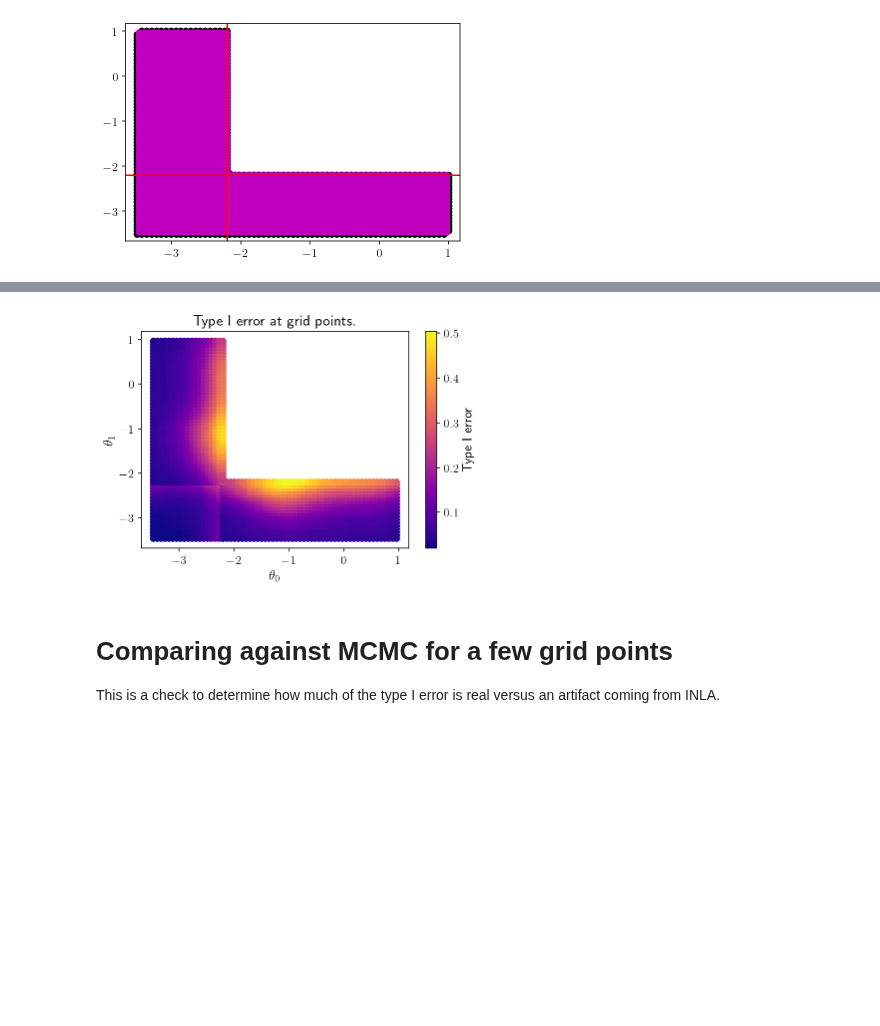
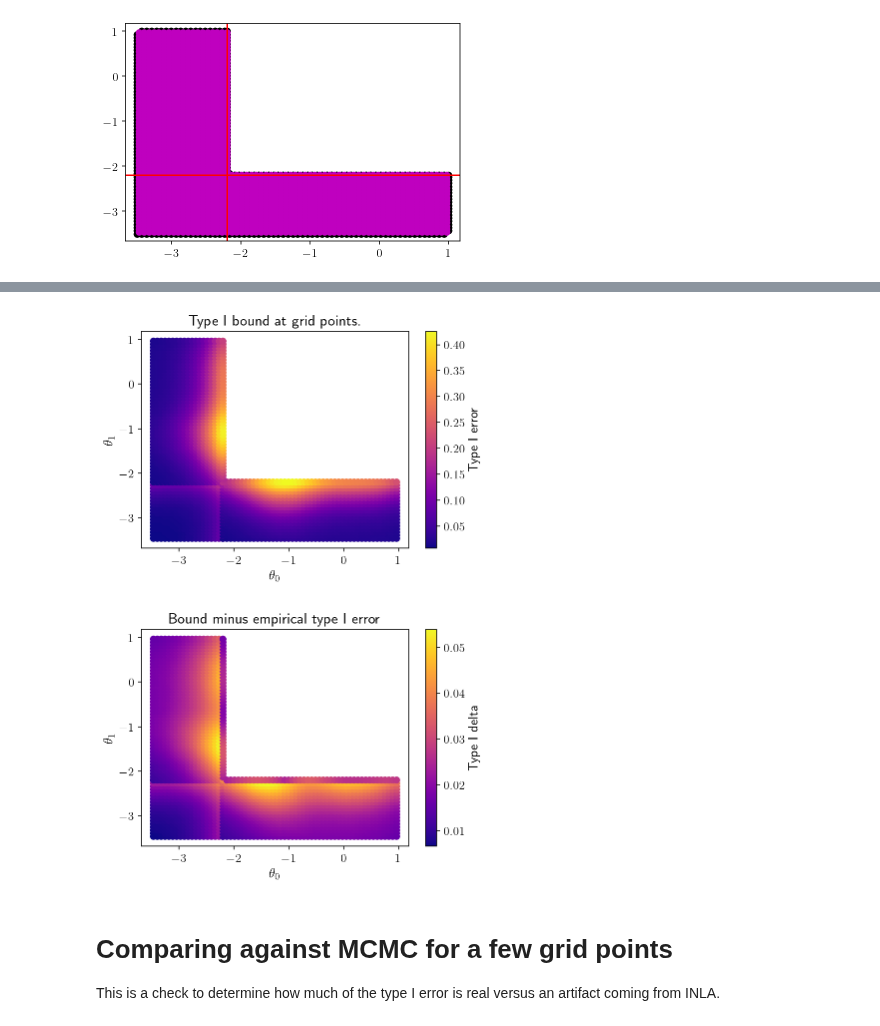
Before and after one commit to Confirm-Solutions/confirmasaurus, a Jupyter notebook: research/berry/berry_imprint.ipynb, the cells around one changed output, grey strips where cells are left out. Saved outputs shown, nothing was run; the diff lists cells and outputs as text; code cells hidden in the pictures; blank space fills up the shorter version.

```diff
--- a/research/berry/berry_imprint.ipynb
+++ b/research/berry/berry_imprint.ipynb
@@ -16,6 +21,6 @@ name = "berry2d"
 n_arms = 2
 n_arm_samples = 35
 seed = 10
-n_theta_1d = 32
-sim_size = 1000
+n_theta_1d = 64
+sim_size = 10000
 # %%
@@ -141,7 +153,7 @@ total, d0, d0u, d1w, d1uw, d2uw = binomial.upper_bound(
     corners,
     sim_sizes,
     n_arm_samples,
-    typeI_sum.to_py(),
+    typeI_sum,
     typeI_score,
 )
 # %% [output]
@@ -150,14 +162,22 @@ Wall time: 98 ms
 # %%
 plt.figure()
-plt.title("Type I error at grid points.")
+plt.title("Type I bound at grid points.")
 plt.scatter(theta_tiles[:, 0], theta_tiles[:, 1], c=total)
 cbar = plt.colorbar()
 plt.xlabel(r"$\theta_0$")
 plt.ylabel(r"$\theta_1$")
 cbar.set_label("Type I error")
+plt.figure()
+plt.title("Bound minus empirical type I error")
+plt.scatter(theta_tiles[:, 0], theta_tiles[:, 1], c=total - typeI_sum / sim_size)
+cbar = plt.colorbar()
+plt.xlabel(r"$\theta_0$")
+plt.ylabel(r"$\theta_1$")
+cbar.set_label("Type I delta")
 plt.show()
 # %% [output]
-[figure, old version]
+[figure, new version]
+[figure, added]
 # %% [markdown]
 # Comparing against MCMC for a few grid points
 
```
Also changed, not shown: parts of 9 cells of this notebook, 1 other file.
